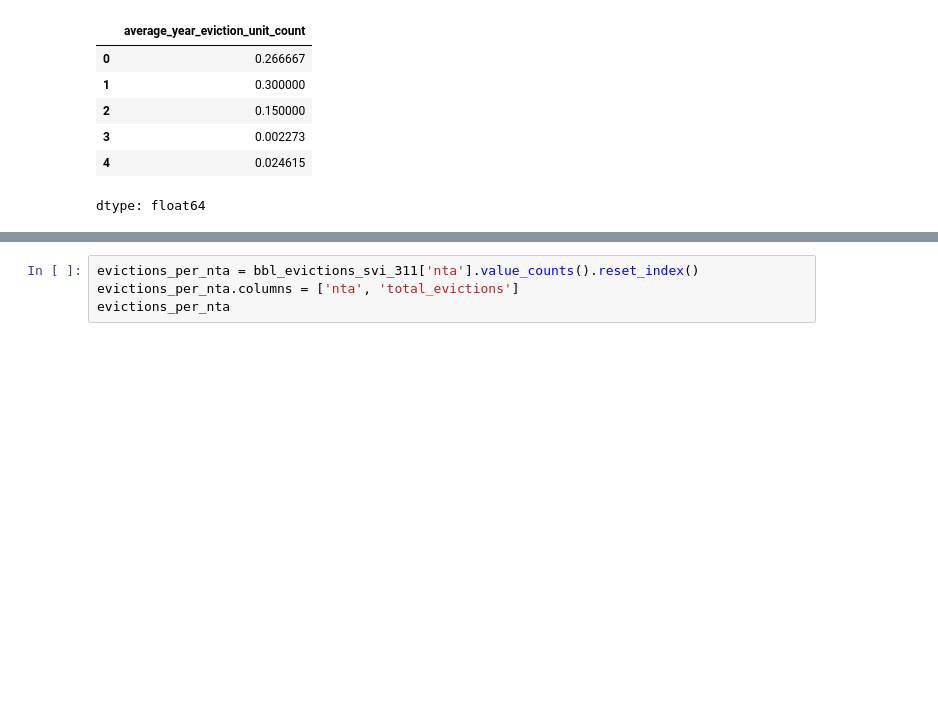
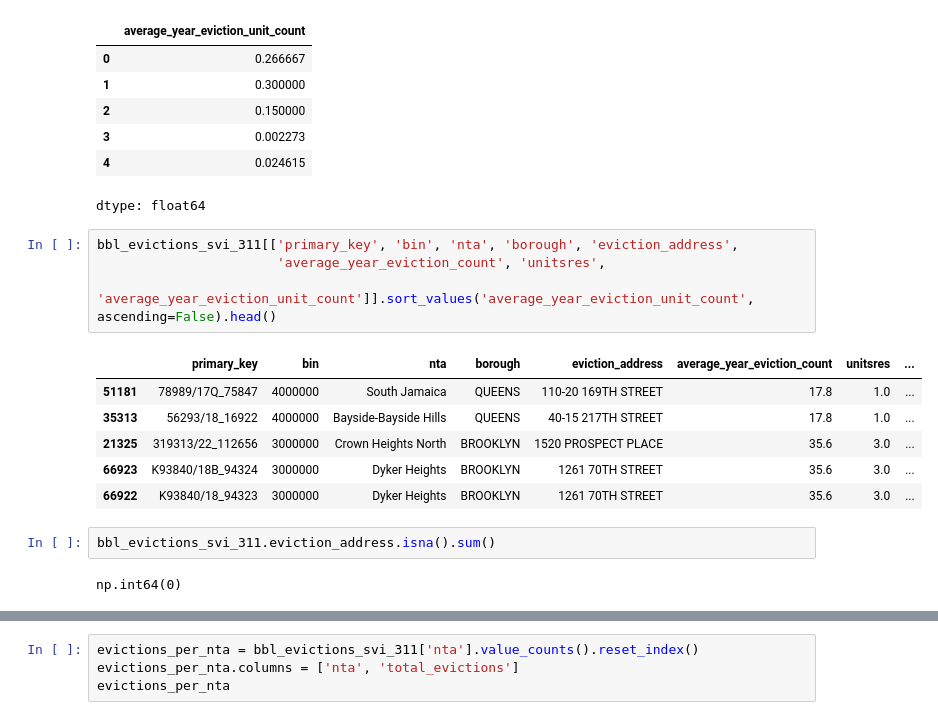
Before and after one commit to simaoalicechen/NYC_Landlord_Behavior_Analysis_Project, a Jupyter notebook: Part_2.5_merging_bbl_evictions_311_svi_mega_complete_normal_times.ipynb, the cells around one changed output, grey strips where cells are left out. Cells and saved outputs as stored; diff of their text form; blank space fills up the shorter version.

```diff
--- a/Part_2.5_merging_bbl_evictions_311_svi_mega_complete_normal_times.ipynb
+++ b/Part_2.5_merging_bbl_evictions_311_svi_mega_complete_normal_times.ipynb
@@ -729,3 +747,18 @@ bbl_evictions_svi_311['average_year_eviction_unit_count'].head()
 | 3 | 0.002273 |
 | 4 | 0.024615 |
 dtype: float64
+# %%
+bbl_evictions_svi_311[['primary_key', 'bin', 'nta', 'borough', 'eviction_address',
+                       'average_year_eviction_count', 'unitsres',
+                       'average_year_eviction_unit_count']].sort_values('average_year_eviction_unit_count', ascending=False).head()
+# %% [output]
+|  | primary_key | bin | nta | borough | eviction_address | average_year_eviction_count | unitsres | ... |
+| 51181 | 78989/17Q_75847 | 4000000 | South Jamaica | QUEENS | 110-20 169TH STREET | 17.8 | 1.0 | ... |
+| 35313 | 56293/18_16922 | 4000000 | Bayside-Bayside Hills | QUEENS | 40-15 217TH STREET | 17.8 | 1.0 | ... |
+| 21325 | 319313/22_112656 | 3000000 | Crown Heights North | BROOKLYN | 1520 PROSPECT PLACE | 35.6 | 3.0 | ... |
+| 66923 | K93840/18B_94324 | 3000000 | Dyker Heights | BROOKLYN | 1261 70TH STREET | 35.6 | 3.0 | ... |
+| 66922 | K93840/18_94323 | 3000000 | Dyker Heights | BROOKLYN | 1261 70TH STREET | 35.6 | 3.0 | ... |
+# %%
+bbl_evictions_svi_311.eviction_address.isna().sum()
+# %% [output]
+np.int64(0)
```
Also changed, not shown: parts of 45 cells of this notebook, 3 other files.
